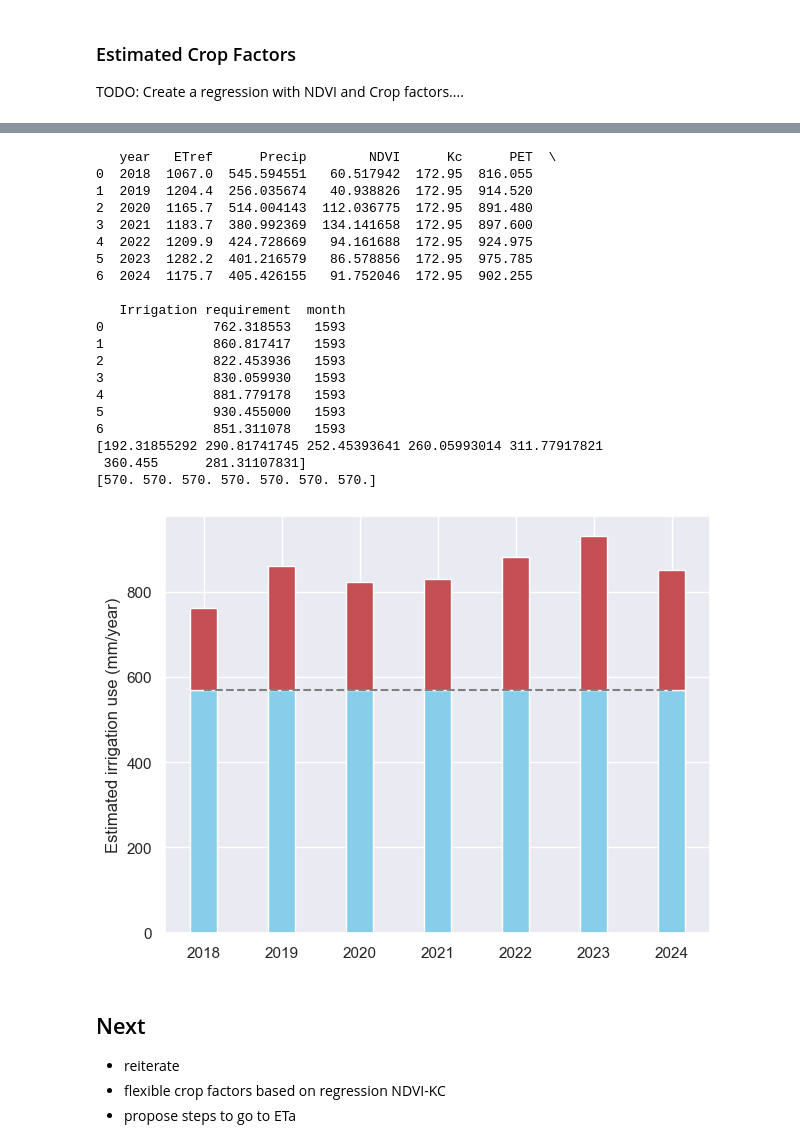
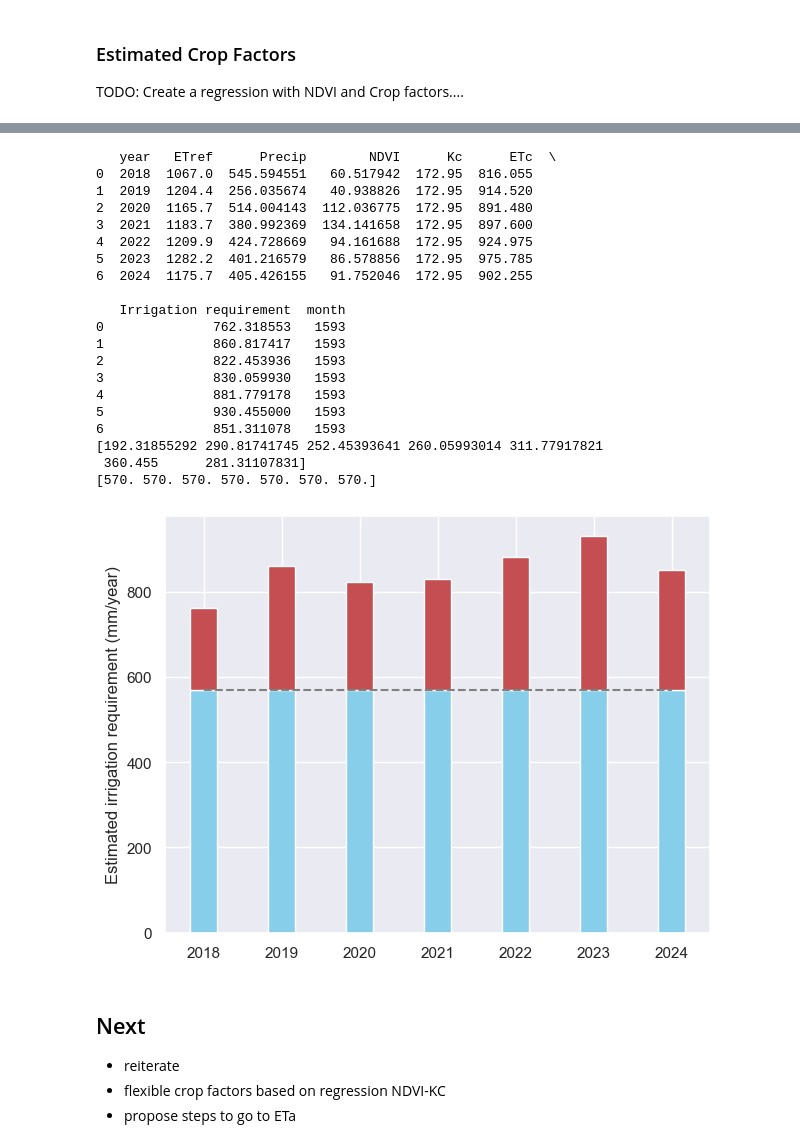
Before and after one commit to nadja1390/RAFIP, a Jupyter notebook: Orchard_Water_Use.ipynb, the cells around one changed output, grey strips where cells are left out. Cells and saved outputs as stored; diff of their text form; code cells hidden in the pictures.

```diff
--- a/Orchard_Water_Use.ipynb
+++ b/Orchard_Water_Use.ipynb
@@ -215,6 +223,6 @@ kc_by_month = {
 # Add Kc values by mapping the month from the 'date' column
 df_merged['Kc'] = df_merged.index.month.map(kc_by_month)
 
-df_merged['PET'] = df_merged['ETref'] * df_merged['Kc']
+df_merged['ETc'] = df_merged['ETref'] * df_merged['Kc']
 print(df_merged.head())
 # %% [output]
@@ -259,6 +273,6 @@ plt.show()
 # %%
 # water deficit:
-df_merged['Irrigation requirement'] = df_merged['PET'] - df_merged['Precip']
+df_merged['Irrigation requirement'] = df_merged['ETc'] - df_merged['Precip']
 
 df_merged['Irrigation requirement'][df_merged['Irrigation requirement']<0] = 0
 print(df_merged.head())
@@ -355,36 +369,36 @@ print(below_threshold)
 fig, ax = plt.subplots()
 ax.bar(yearly_sums['year'].values, below_threshold, 0.35, color="skyblue")
 ax.bar(yearly_sums['year'].values, above_threshold, 0.35, color="r",
         bottom=below_threshold)
 
 # horizontal line indicating the threshold
 ax.plot([yearly_sums['year'].min(), yearly_sums['year'].max()], [threshold, threshold], color="gray", linestyle='--')
 
-plt.ylabel('Estimated irrigation use (mm/year)')
+plt.ylabel('Estimated irrigation requirement (mm/year)')
 plt.tight_layout()
 plt.show()
 # %% [output]
-   year   ETref      Precip        NDVI      Kc      PET  \
+   year   ETref      Precip        NDVI      Kc      ETc  \
 0  2018  1067.0  545.594551   60.517942  172.95  816.055
 1  2019  1204.4  256.035674   40.938826  172.95  914.520
 2  2020  1165.7  514.004143  112.036775  172.95  891.480
 3  2021  1183.7  380.992369  134.141658  172.95  897.600
 4  2022  1209.9  424.728669   94.161688  172.95  924.975
 5  2023  1282.2  401.216579   86.578856  172.95  975.785
 6  2024  1175.7  405.426155   91.752046  172.95  902.255
 
    Irrigation requirement  month
 0              762.318553   1593
 1              860.817417   1593
 2              822.453936   1593
 3              830.059930   1593
 4              881.779178   1593
 5              930.455000   1593
 6              851.311078   1593
 [192.31855292 290.81741745 252.45393641 260.05993014 311.77917821
  360.455      281.31107831]
 [570. 570. 570. 570. 570. 570. 570.]
-[figure, old version]
+[figure, new version]
 # %% [markdown]
 ## Next
 
```
Also changed, not shown: parts of 7 cells of this notebook, 1 other file.
